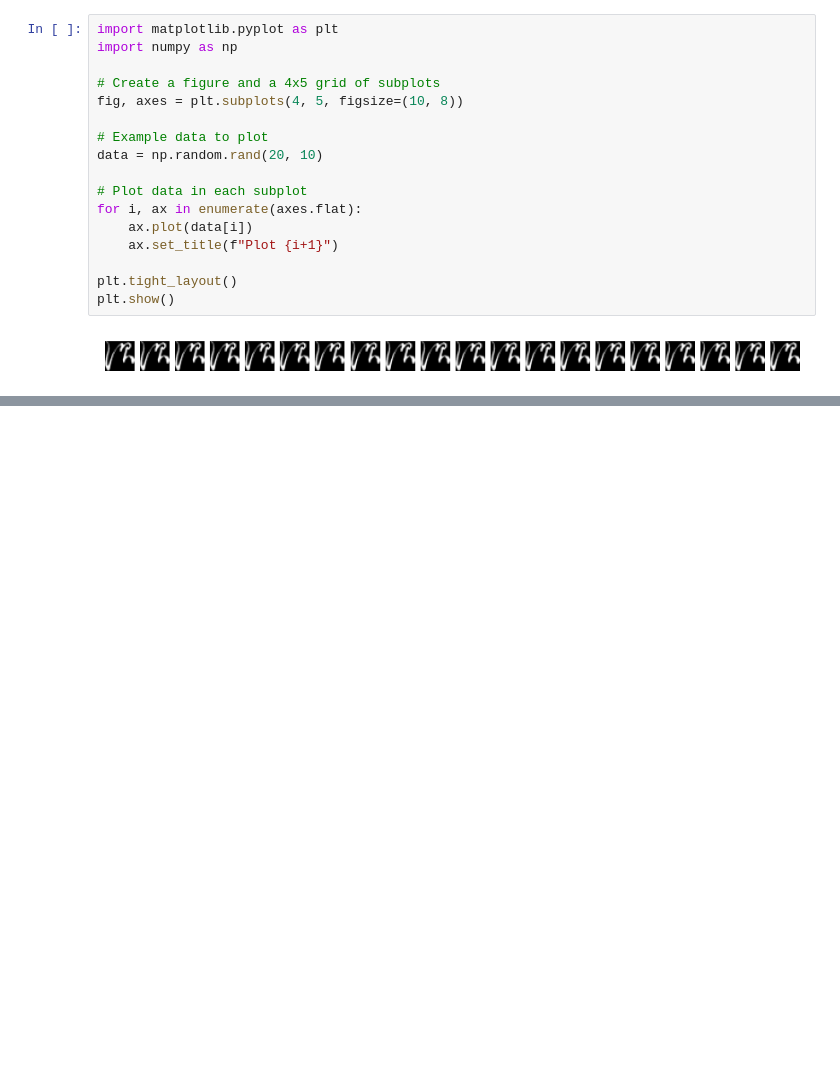
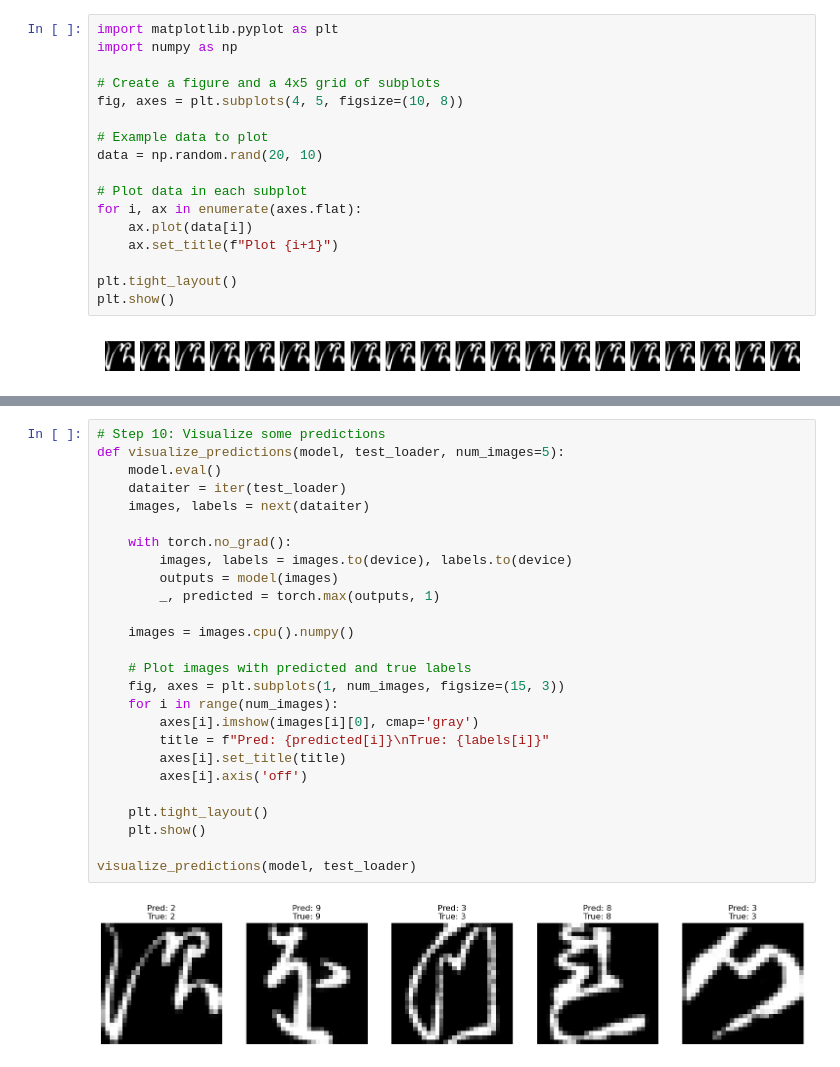
Before and after one commit to Asperjasp/Kanji_CNN_Recognition, a Jupyter notebook: notebooks/kminist.ipynb, the cells around one changed output, grey strips where cells are left out. Cells and saved outputs as stored; diff of their text form; blank space fills up the shorter version.

```diff
--- a/notebooks/kminist.ipynb
+++ b/notebooks/kminist.ipynb
@@ -305,0 +307,28 @@ Test Accuracy: 0.9628
+# %%
+# Step 10: Visualize some predictions
+def visualize_predictions(model, test_loader, num_images=5):
+    model.eval()
+    dataiter = iter(test_loader)
+    images, labels = next(dataiter)
+
+    with torch.no_grad():
+        images, labels = images.to(device), labels.to(device)
+        outputs = model(images)
+        _, predicted = torch.max(outputs, 1)
+
+    images = images.cpu().numpy()
+
+    # Plot images with predicted and true labels
+    fig, axes = plt.subplots(1, num_images, figsize=(15, 3))
+    for i in range(num_images):
+        axes[i].imshow(images[i][0], cmap='gray')
+        title = f"Pred: {predicted[i]}\nTrue: {labels[i]}"
+        axes[i].set_title(title)
+        axes[i].axis('off')
+
+    plt.tight_layout()
+    plt.show()
+
+visualize_predictions(model, test_loader)
+# %% [output]
+[figure, added]
```
Also changed, not shown: parts of 1 cell of this notebook.
